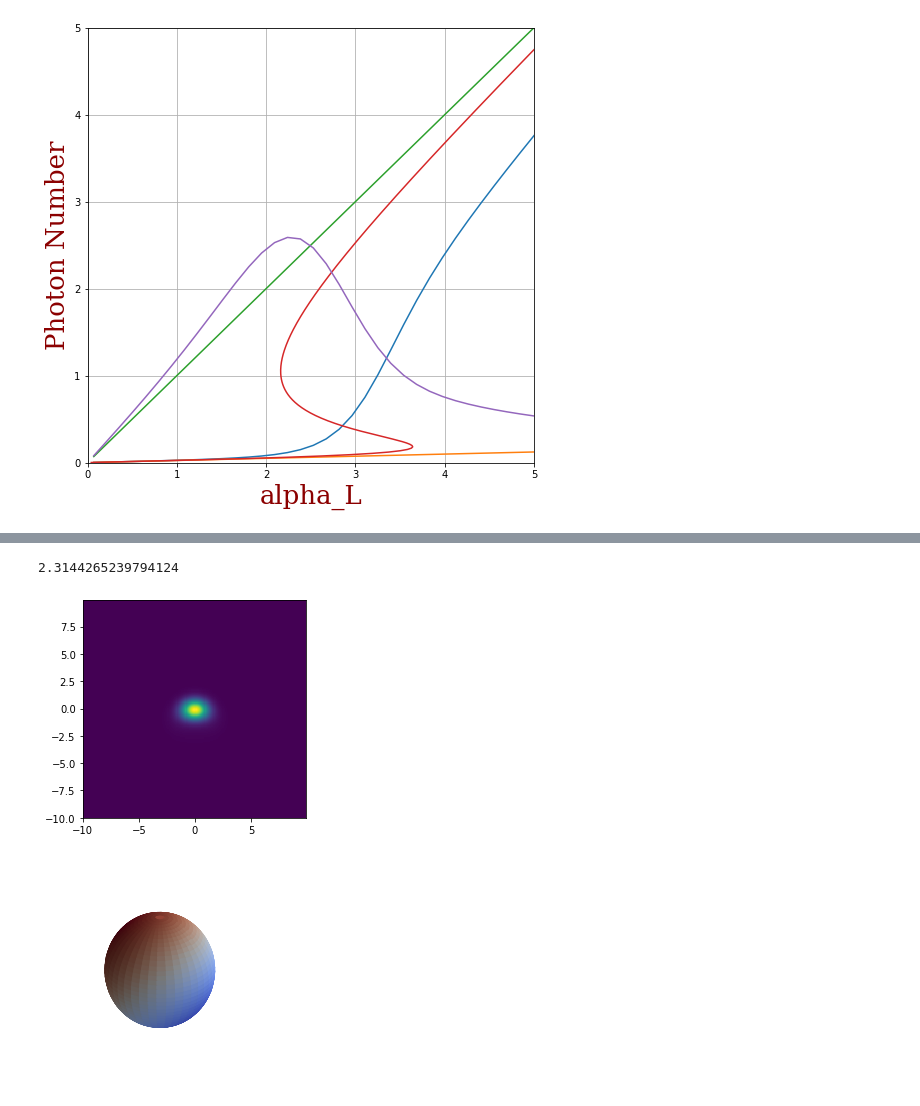
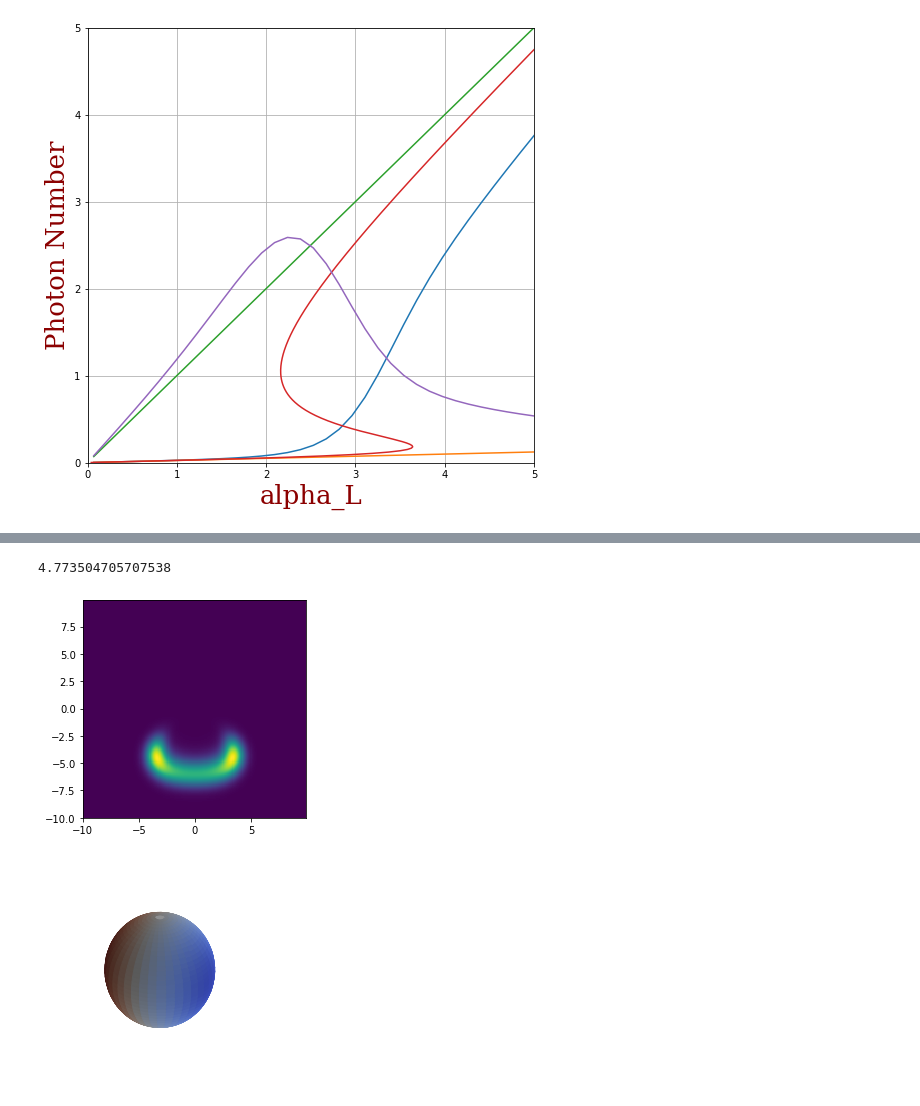
Before and after one commit to albertomercurio/photonics-school-2024, a Jupyter notebook: JCM_bistability.ipynb, the cells around one changed output, grey strips where cells are left out. Saved outputs shown, nothing was run; the diff lists cells and outputs as text; code cells hidden in the pictures.

```diff
--- a/JCM_bistability.ipynb
+++ b/JCM_bistability.ipynb
@@ -183,7 +183,7 @@ from matplotlib import cm
 from matplotlib.ticker import LinearLocator
 
 #Here I choose one of the steady-states collected as a function of the driving strength
-n_I = int(iter_I/2.4)-1
+n_I = int(iter_I/1.2)-1
 print(n_I*dI/gamma*2) #here I print the driving amplitude relative to this element
 
 rho_ph = (mat_rho_ss[0][ n_I ]).ptrace(0) #using QuTip I calculate the reduced density matrices of both cavity and qubit
@@ -206,33 +206,33 @@ plt.show()
 #Spin Q fun
 n_sample = 40.
 phi_vec = np.arange(-np.pi, np.pi+2*np.pi/100., 2*np.pi/n_sample )
 theta_vec = np.arange(0, np.pi+np.pi/100., np.pi/n_sample )
 mat_Qfun = []
 for theta in theta_vec:
     arr_Qfun = []
     for phi in phi_vec:
         state_n = spin_coherent(1./2., theta, phi, type='ket')
         Qfun = expect( rho_q, state_n )
         arr_Qfun.append(Qfun.real)
     mat_Qfun.append(arr_Qfun)
 mat_Qfun = np.asarray(mat_Qfun)
 
 fcolors = mat_Qfun
 fmax, fmin = fcolors.max(), fcolors.min()
 fcolors = (fcolors - fmin)/(fmax - fmin)
 # Set the aspect ratio to 1 so our sphere looks spherical
 fig = plt.figure(figsize=plt.figaspect(1.))
 ax = fig.add_subplot(111, projection='3d')
 
 phi_vec, theta_vec = np.meshgrid(phi_vec, theta_vec)
 x = np.cos(phi_vec)*np.sin(theta_vec)
 y = np.sin(phi_vec)*np.sin(theta_vec)
 z = np.cos(theta_vec)
 ax.plot_surface(x, y, z,  rstride=1, cstride=1, facecolors=cm.coolwarm(fcolors))
 # Turn off the axis planes
 ax.set_axis_off()
 plt.show()
 # %% [output]
-2.3144265239794124
+4.773504705707538
-[figure, old version]
+[figure, new version]
-[figure, old version]
+[figure, new version]
```
Also changed, not shown: parts of 5 cells of this notebook.
